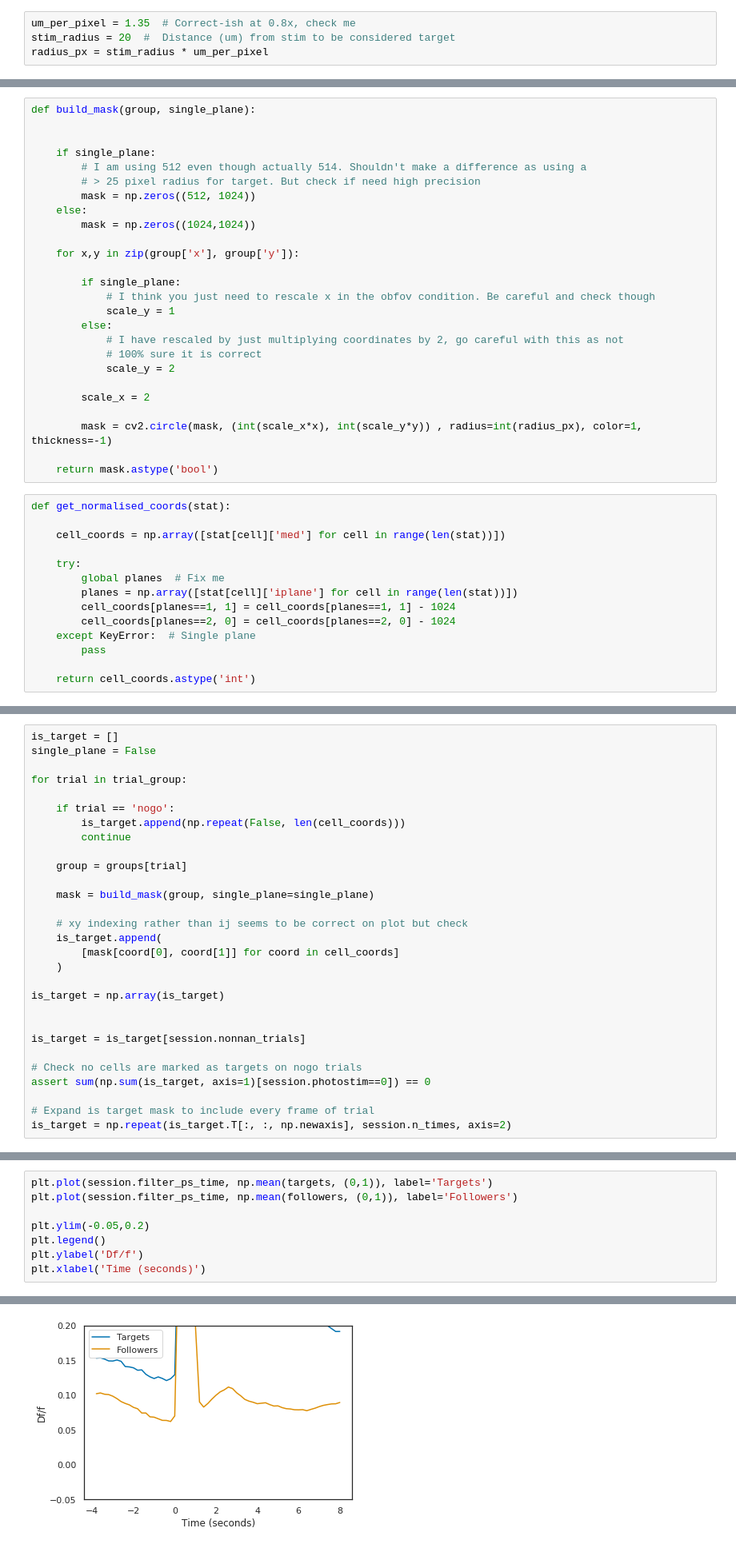
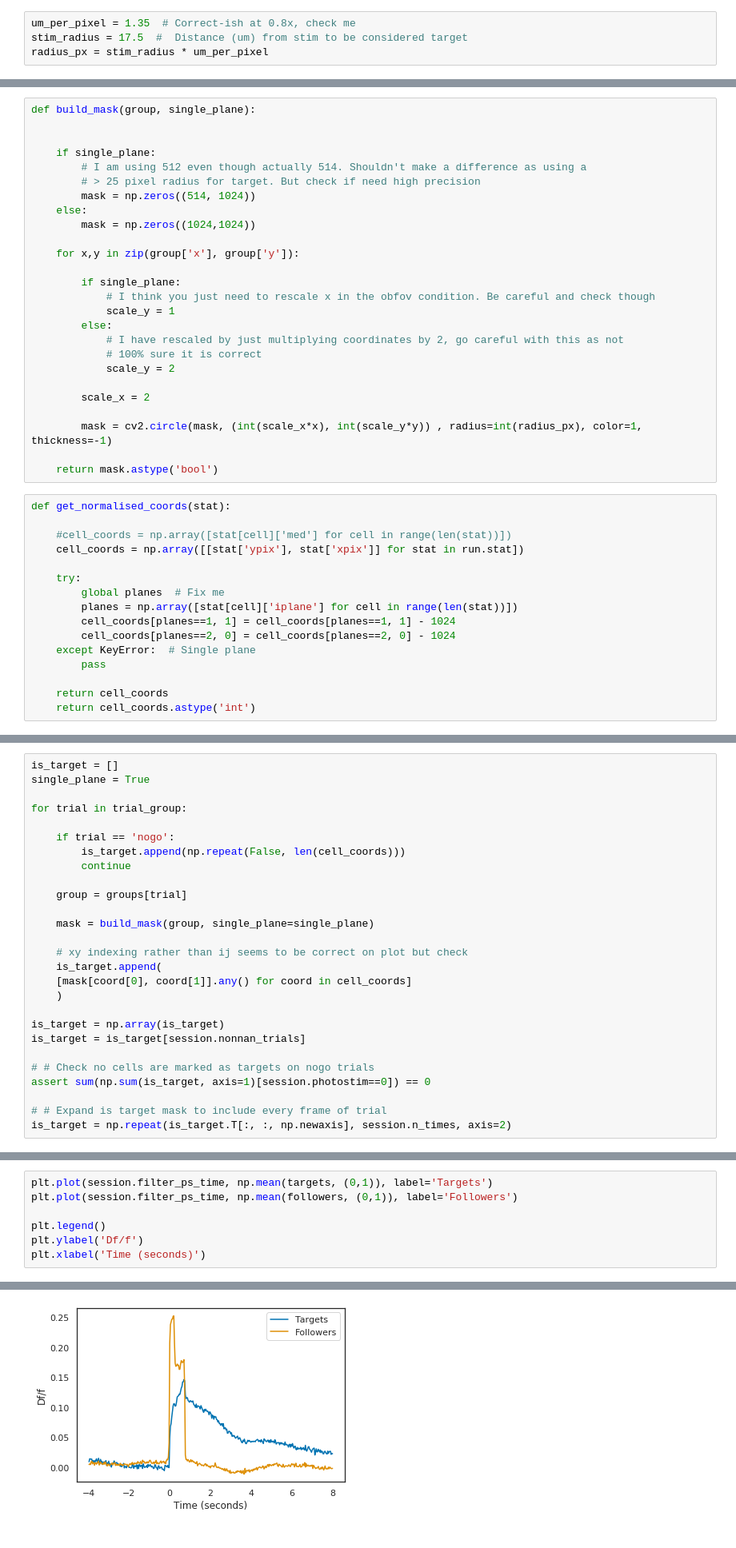
Before and after one commit to Packer-Lab/Vape, a Jupyter notebook: jupyter/get_targets_dev.ipynb, the cells around one changed output, grey strips where cells are left out. Shown at 80% size. Cells and saved outputs as stored; diff of their text form.

Commit message:
Now using Robs target finding method

```diff
--- a/jupyter/get_targets_dev.ipynb
+++ b/jupyter/get_targets_dev.ipynb
@@ -208,4 +201,4 @@ def euclid_distance(coord1, coord2):
 # %%
 um_per_pixel = 1.35  # Correct-ish at 0.8x, check me
-stim_radius = 20  #  Distance (um) from stim to be considered target
+stim_radius = 17.5  #  Distance (um) from stim to be considered target
 radius_px = stim_radius * um_per_pixel
@@ -220,7 +209,7 @@ def build_mask(group, single_plane):
     if single_plane:
         # I am using 512 even though actually 514. Shouldn't make a difference as using a
         # > 25 pixel radius for target. But check if need high precision
-        mask = np.zeros((512, 1024))
+        mask = np.zeros((514, 1024))
     else:
         mask = np.zeros((1024,1024))
 
@@ -242,7 +231,8 @@ def build_mask(group, single_plane):
 # %%
 def get_normalised_coords(stat):
 
-    cell_coords = np.array([stat[cell]['med'] for cell in range(len(stat))])
+    #cell_coords = np.array([stat[cell]['med'] for cell in range(len(stat))])
+    cell_coords = np.array([[stat['ypix'], stat['xpix']] for stat in run.stat])
 
     try:
         global planes  # Fix me
@@ -252,6 +242,7 @@ def get_normalised_coords(stat):
     except KeyError:  # Single plane
         pass
 
+    return cell_coords
     return cell_coords.astype('int')
 # %%
 cell_coords = get_normalised_coords(run.stat)
@@ -264,6 +263,6 @@ cell_coords.shape
 # %%
 is_target = []
-single_plane = False
+single_plane = True
 
 for trial in trial_group:
 
@@ -277,18 +276,16 @@ for trial in trial_group:
 
     # xy indexing rather than ij seems to be correct on plot but check
     is_target.append(
-        [mask[coord[0], coord[1]] for coord in cell_coords]
+    [mask[coord[0], coord[1]].any() for coord in cell_coords]
     )
 
 is_target = np.array(is_target)
-
-
 is_target = is_target[session.nonnan_trials]
 
-# Check no cells are marked as targets on nogo trials
+# # Check no cells are marked as targets on nogo trials
 assert sum(np.sum(is_target, axis=1)[session.photostim==0]) == 0
 
-# Expand is target mask to include every frame of trial
+# # Expand is target mask to include every frame of trial
 is_target = np.repeat(is_target.T[:, :, np.newaxis], session.n_times, axis=2)
 # %%
 behaviour_trials = session.behaviour_trials
@@ -302,14 +299,13 @@ followers.mask[:, session.photostim==0, :] = True
 # %%
 plt.plot(session.filter_ps_time, np.mean(targets, (0,1)), label='Targets')
 plt.plot(session.filter_ps_time, np.mean(followers, (0,1)), label='Followers')
 
-plt.ylim(-0.05,0.2)
 plt.legend()
 plt.ylabel('Df/f')
 plt.xlabel('Time (seconds)')
 # %% [output]
 Text(0.5, 0, 'Time (seconds)')
-[figure, old version]
+[figure, new version]
 # %%
 # Was a cell targeted on any trial?
 ever_targeted = np.any(is_target, axis=(1,2))
```
Also changed, not shown: parts of 13 cells of this notebook, 2 other files.
